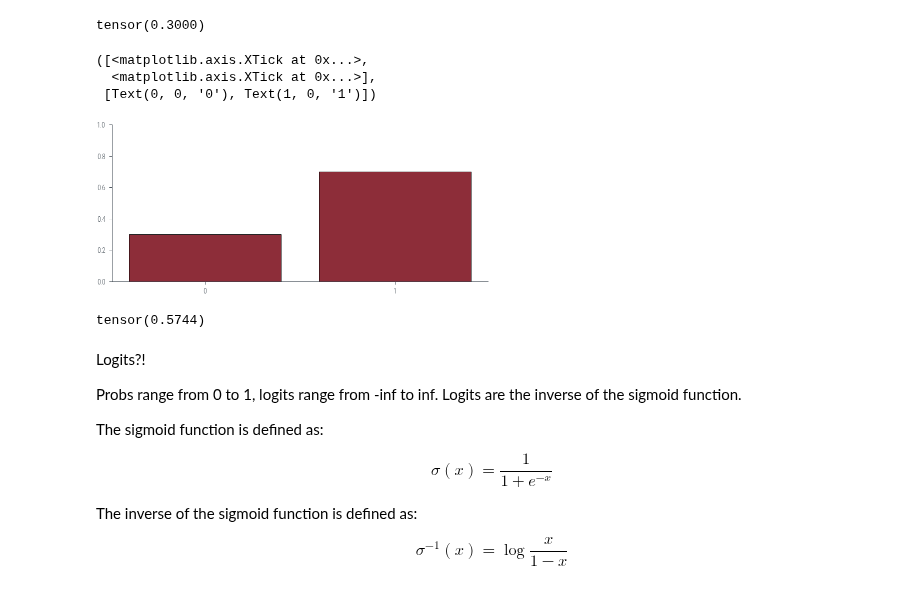
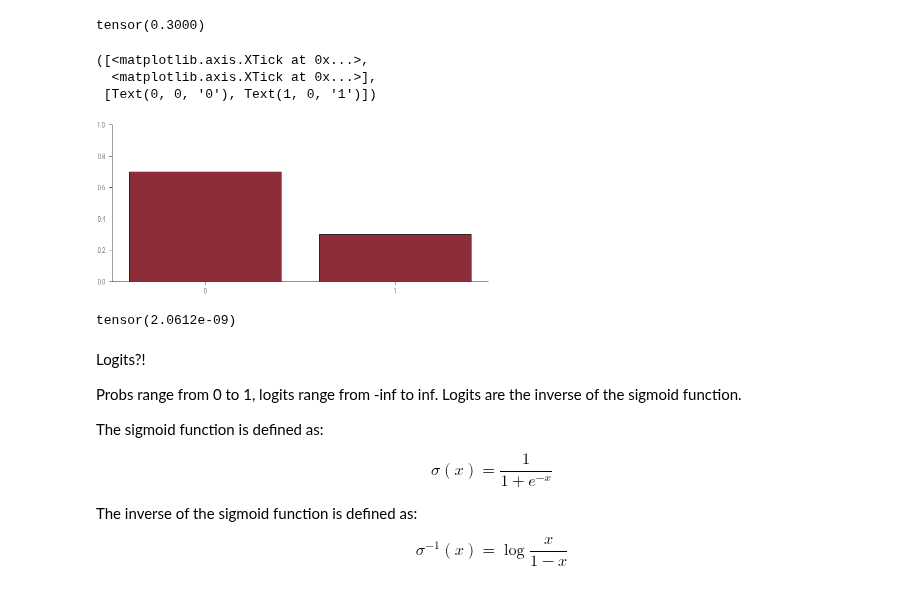
Before and after one commit to nipunbatra/pml-teaching, a Jupyter notebook: notebooks/distributions.ipynb, the cells around one changed output. Drawn from its saved outputs; the diff is of its cells as text; code cells hidden in the pictures.

```diff
--- a/notebooks/distributions.ipynb
+++ b/notebooks/distributions.ipynb
@@ -39,23 +39,23 @@ bernoulli.probs
 tensor(0.3000)
 # %%
 # Plot PDF
-p_0 = bernoulli.probs.item()
-p_1 = 1 - p_0
+p_1 = bernoulli.probs.item()
+p_0 = 1 - p_1
 
 plt.bar([0, 1], [p_0, p_1], color='C0', edgecolor='k')
 plt.ylim(0, 1)
 plt.xticks([0, 1], ['0', '1'])
 # %% [output]
 ([<matplotlib.axis.XTick at 0x...>,
   <matplotlib.axis.XTick at 0x...>],
  [Text(0, 0, '0'), Text(1, 0, '1')])
-[figure, old version]
+[figure, new version]
 # %%
 ### Careful!
-bernoulli = torch.distributions.Bernoulli(logits=0.3)
+bernoulli = torch.distributions.Bernoulli(logits=-20.0)
 bernoulli.probs
 # %% [output]
-tensor(0.5744)
+tensor(2.0612e-09)
 # %% [markdown]
 Logits?!
 
```
Also changed, not shown: parts of 4 cells of this notebook, 6 other files.
